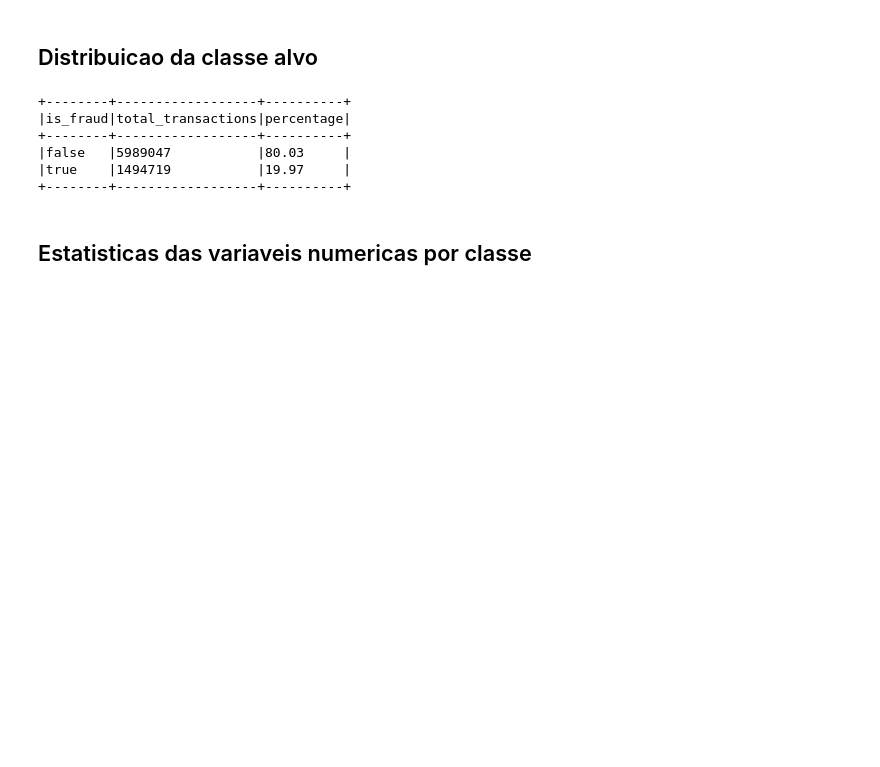
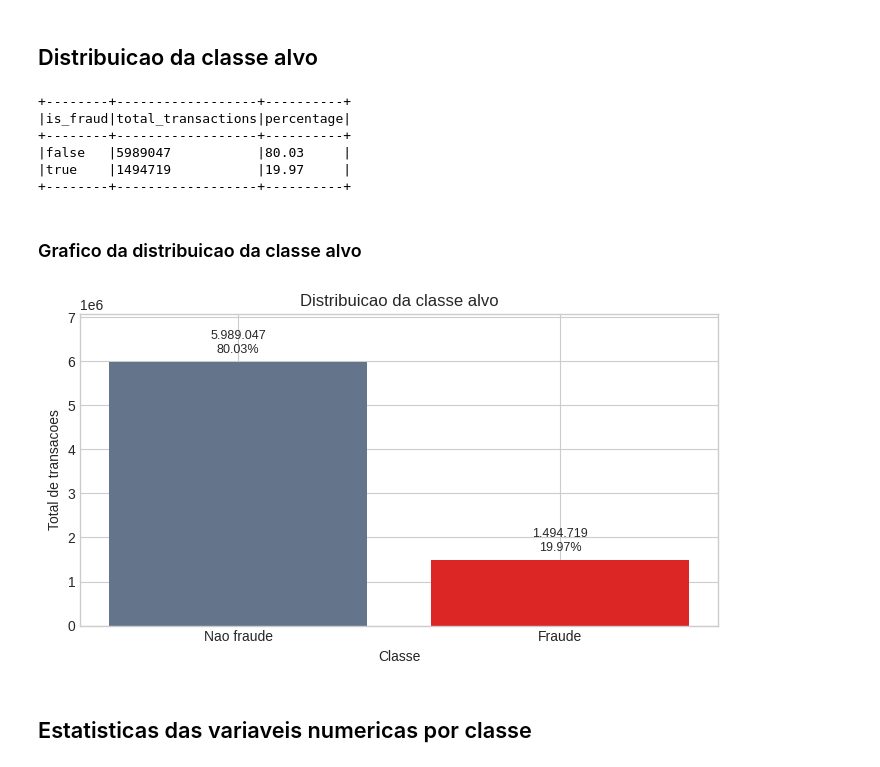
Before and after one commit to pedroandrade03/transactions-classification, a Jupyter notebook: transactions-classification.ipynb, the cells around one changed output. Cells and saved outputs as stored; diff of their text form; code cells hidden in the pictures; blank space fills up the shorter version.

```diff
--- a/transactions-classification.ipynb
+++ b/transactions-classification.ipynb
@@ -423,6 +480,45 @@ spark.sql("""
 |false   |5989047           |80.03     |
 |true    |1494719           |19.97     |
 +--------+------------------+----------+
+# %% [markdown]
+### Grafico da distribuicao da classe alvo
+# %%
+class_distribution_rows = spark.sql("""
+    SELECT
+        is_fraud,
+        total_transactions,
+        ROUND(100.0 * total_transactions / SUM(total_transactions) OVER (), 2) AS percentage
+    FROM (
+        SELECT
+            is_fraud,
+            COUNT(*) AS total_transactions
+        FROM transactions_treated
+        GROUP BY is_fraud
+    ) t
+    ORDER BY is_fraud
+""").collect()
+
+class_labels = [fraud_class_label(row["is_fraud"]) for row in class_distribution_rows]
+class_counts = [row["total_transactions"] for row in class_distribution_rows]
+class_percentages = [float(row["percentage"]) for row in class_distribution_rows]
+class_colors = [PLOT_COLORS["risk"] if label == "Fraude" else PLOT_COLORS["muted"] for label in class_labels]
+
+fig, ax = plt.subplots(figsize=(7, 4))
+bars = ax.bar(class_labels, class_counts, color=class_colors)
+labels = [
+    f"{format_integer(count)}" + chr(10) + f"{percentage:.2f}%"
+    for count, percentage in zip(class_counts, class_percentages)
+]
+label_vertical_bars(ax, bars, labels=labels)
+
+ax.set_title("Distribuicao da classe alvo")
+ax.set_xlabel("Classe")
+ax.set_ylabel("Total de transacoes")
+ax.set_ylim(0, max(class_counts) * 1.18)
+plt.tight_layout()
+plt.show()
+# %% [output]
+[figure, added]
 # %% [markdown]
 ## Estatisticas das variaveis numericas por classe
 # %%
```
Also changed, not shown: parts of 44 cells of this notebook.
